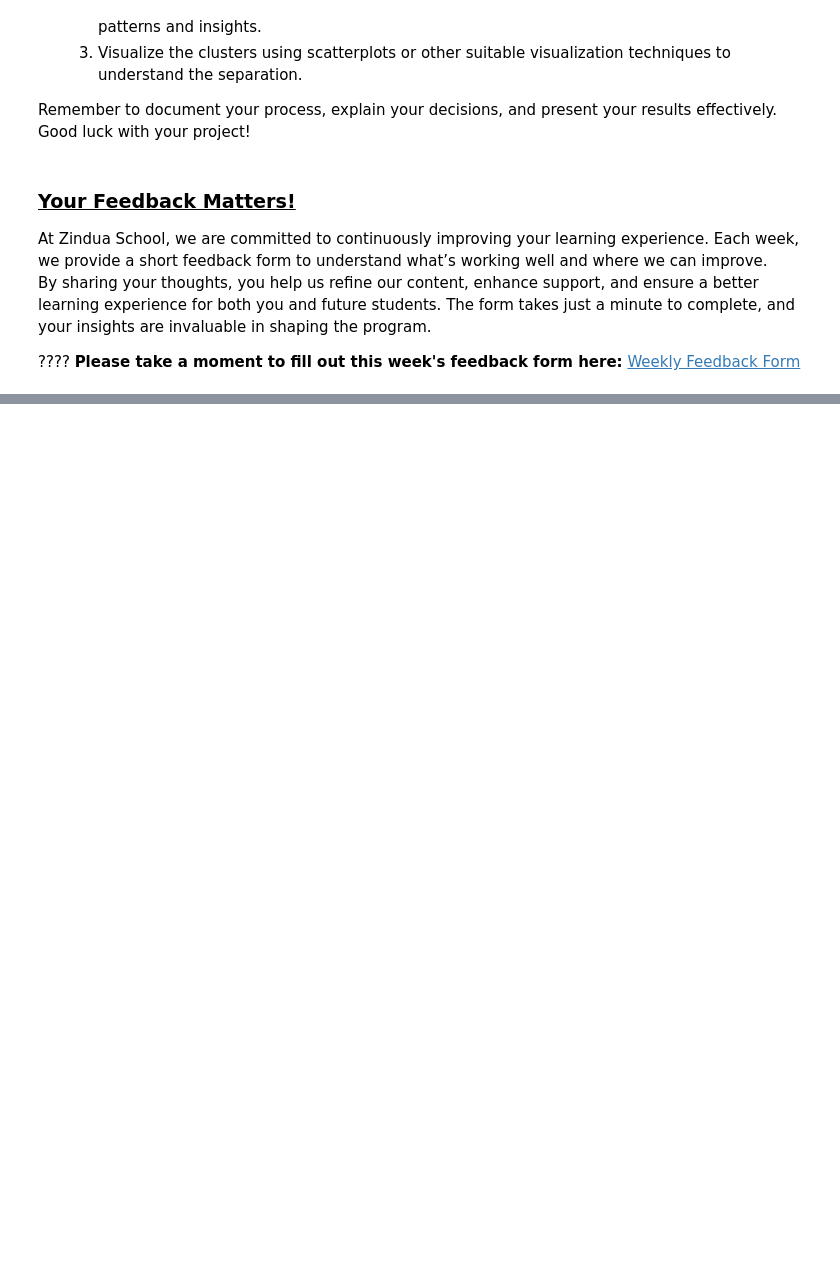
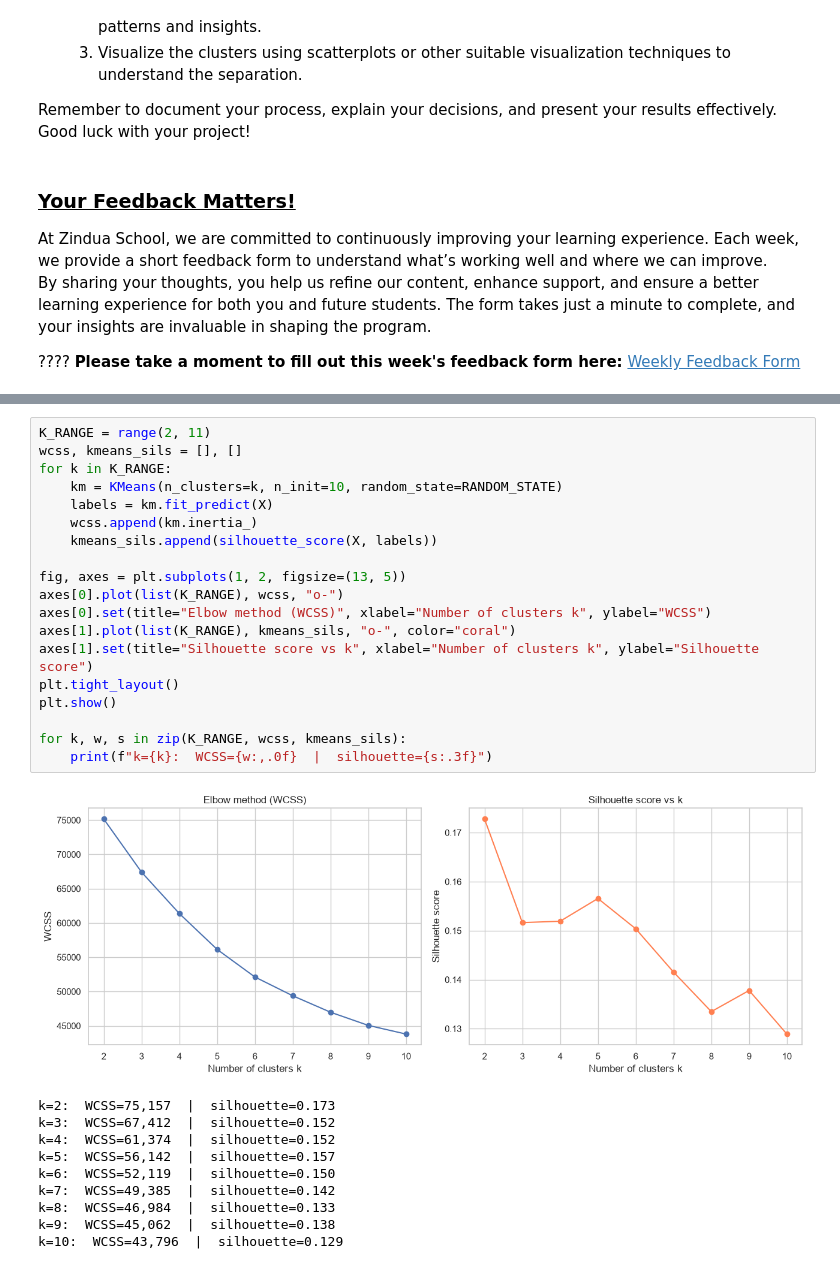
Before and after one commit to WillardDev/Spotify-Music-Clustering, a Jupyter notebook: Spotify_Music_Clustering.ipynb, the cells around one changed output, grey strips where cells are left out. Cells and saved outputs as stored; diff of their text form; blank space fills up the shorter version.

```diff
--- a/Spotify_Music_Clustering.ipynb
+++ b/Spotify_Music_Clustering.ipynb
@@ -70,0 +255,30 @@ By sharing your thoughts, you help us refine our content, enhance support, and e
+# %%
+K_RANGE = range(2, 11)
+wcss, kmeans_sils = [], []
+for k in K_RANGE:
+    km = KMeans(n_clusters=k, n_init=10, random_state=RANDOM_STATE)
+    labels = km.fit_predict(X)
+    wcss.append(km.inertia_)
+    kmeans_sils.append(silhouette_score(X, labels))
+
+fig, axes = plt.subplots(1, 2, figsize=(13, 5))
+axes[0].plot(list(K_RANGE), wcss, "o-")
+axes[0].set(title="Elbow method (WCSS)", xlabel="Number of clusters k", ylabel="WCSS")
+axes[1].plot(list(K_RANGE), kmeans_sils, "o-", color="coral")
+axes[1].set(title="Silhouette score vs k", xlabel="Number of clusters k", ylabel="Silhouette score")
+plt.tight_layout()
+plt.show()
+
+for k, w, s in zip(K_RANGE, wcss, kmeans_sils):
+    print(f"k={k}:  WCSS={w:,.0f}  |  silhouette={s:.3f}")
+# %% [output]
+[figure, added]
+k=2:  WCSS=75,157  |  silhouette=0.173
+k=3:  WCSS=67,412  |  silhouette=0.152
+k=4:  WCSS=61,374  |  silhouette=0.152
+k=5:  WCSS=56,142  |  silhouette=0.157
+k=6:  WCSS=52,119  |  silhouette=0.150
+k=7:  WCSS=49,385  |  silhouette=0.142
+k=8:  WCSS=46,984  |  silhouette=0.133
+k=9:  WCSS=45,062  |  silhouette=0.138
+k=10:  WCSS=43,796  |  silhouette=0.129
```
Also changed, not shown: parts of 41 cells of this notebook.
